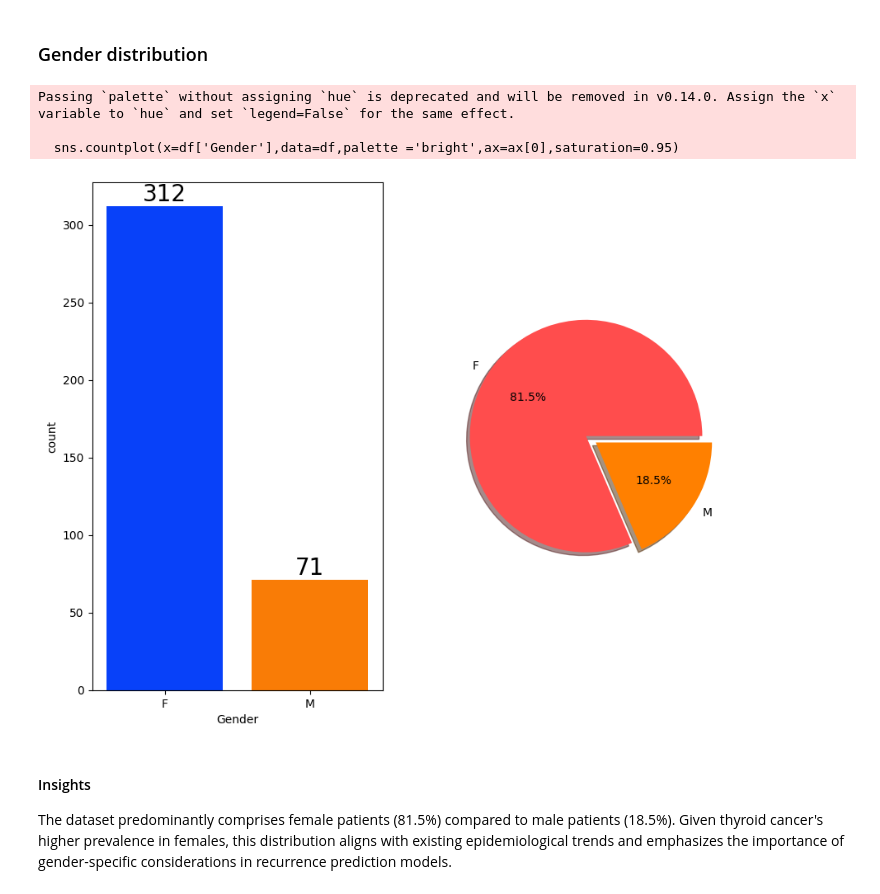
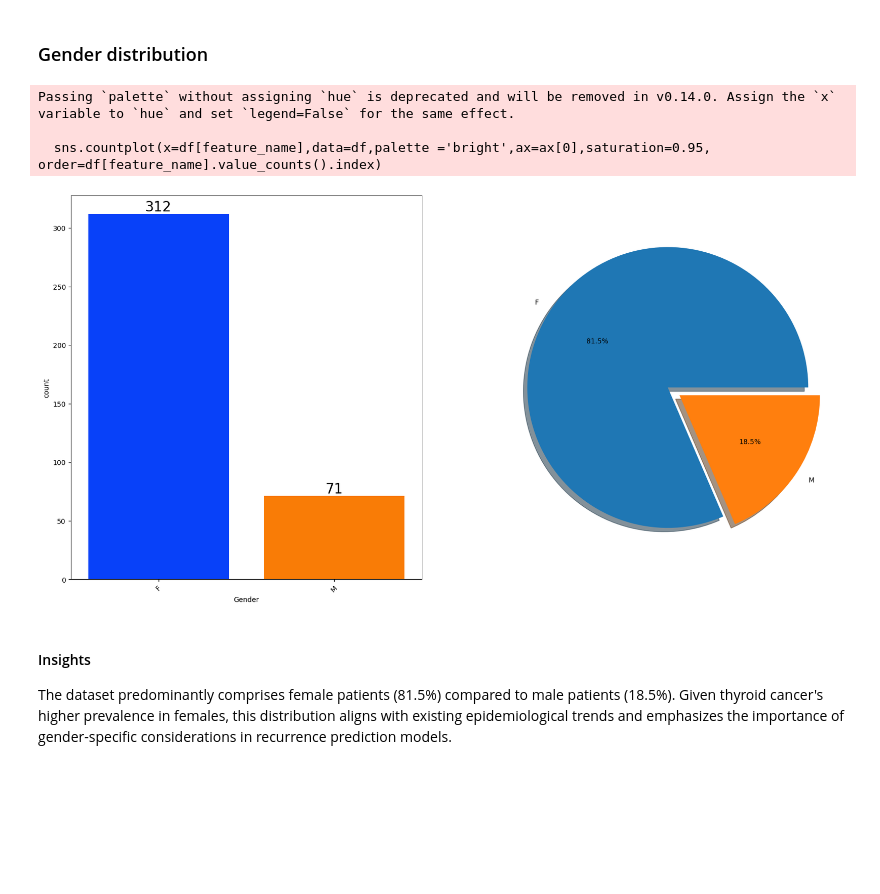
Before and after one commit to ShaniceWilliams/thyroid-study, a Jupyter notebook: notebooks/1.0-eda.ipynb, the cells around one changed output. Drawn from its saved outputs; the diff is of its cells as text; code cells hidden in the pictures; blank space fills up the shorter version.

Commit message:
Implemented new plot function for all categorical features.

```diff
--- a/notebooks/1.0-eda.ipynb
+++ b/notebooks/1.0-eda.ipynb
@@ -152,7 +152,7 @@ Categories in Response: ['Indeterminate' 'Excellent' 'Structural Incomplete'
 
 In this section the distribution of the features will be explored.
 # %%
-def plot_categorical_features(feature_name: str, explode: list):
+def plot_categorical_feature(feature_name: str, explode: list):
     """Plots Count plot and pie chart
 
     Args:
@@ -184,19 +184,13 @@ plt.show()
 [figure]
 # %% [markdown]
 ### Gender distribution
-# %%
-f,ax=plt.subplots(1,2,figsize=(10,8))
-sns.countplot(x=df['Gender'],data=df,palette ='bright',ax=ax[0],saturation=0.95)
-for container in ax[0].containers:
-    ax[0].bar_label(container,color='black',size=20)
-
-plt.pie(x=df['Gender'].value_counts(),labels=['F','M'],explode=[0,0.1],autopct='%1.1f%%',shadow=True,colors=['#ff4d4d','#ff8000'])
-plt.show()
-# %% [output]
-Passing `palette` without assigning `hue` is deprecated and will be removed in v0.14.0. Assign the `x` variable to `hue` and set `legend=False` for the same effect.
-
-  sns.countplot(x=df['Gender'],data=df,palette ='bright',ax=ax[0],saturation=0.95)
-[figure, removed]
+# %%
+plot_categorical_feature("Gender", [0,0.1])
+# %% [output]
+Passing `palette` without assigning `hue` is deprecated and will be removed in v0.14.0. Assign the `x` variable to `hue` and set `legend=False` for the same effect.
+
+  sns.countplot(x=df[feature_name],data=df,palette ='bright',ax=ax[0],saturation=0.95, order=df[feature_name].value_counts().index)
+[figure, added]
 # %% [markdown]
 #### Insights
 
```
Also changed, not shown: parts of 28 cells of this notebook.
